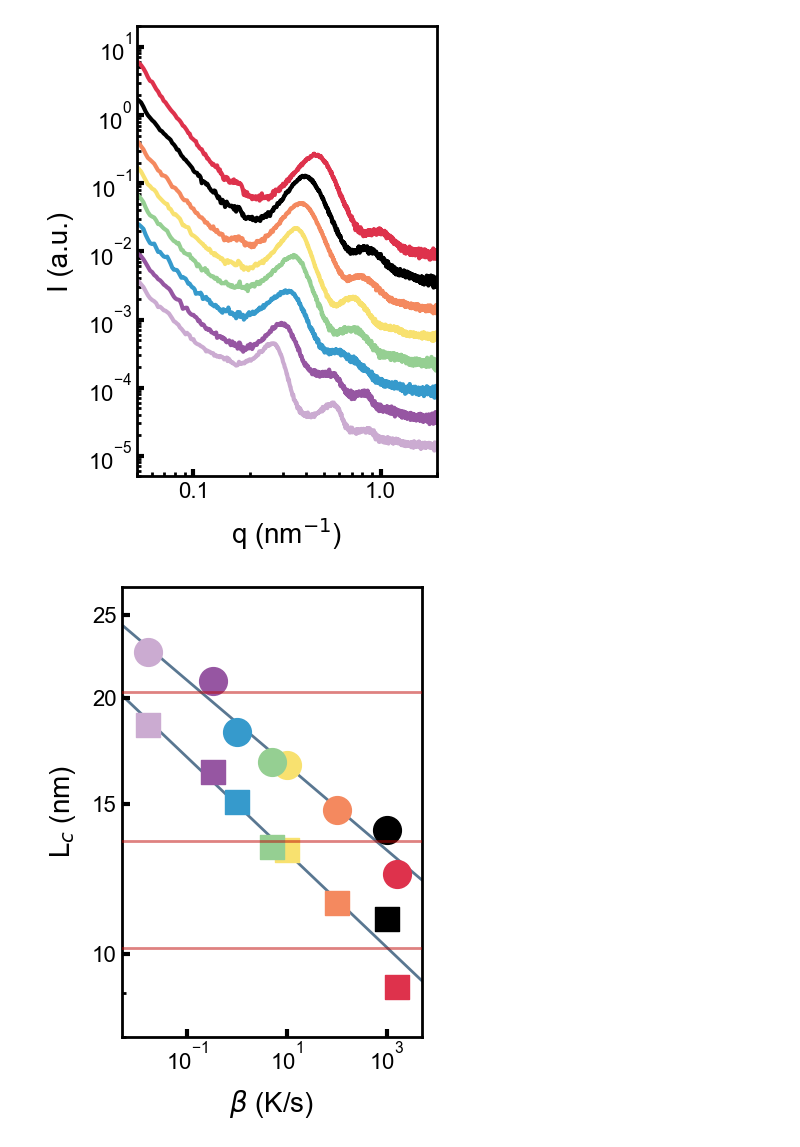
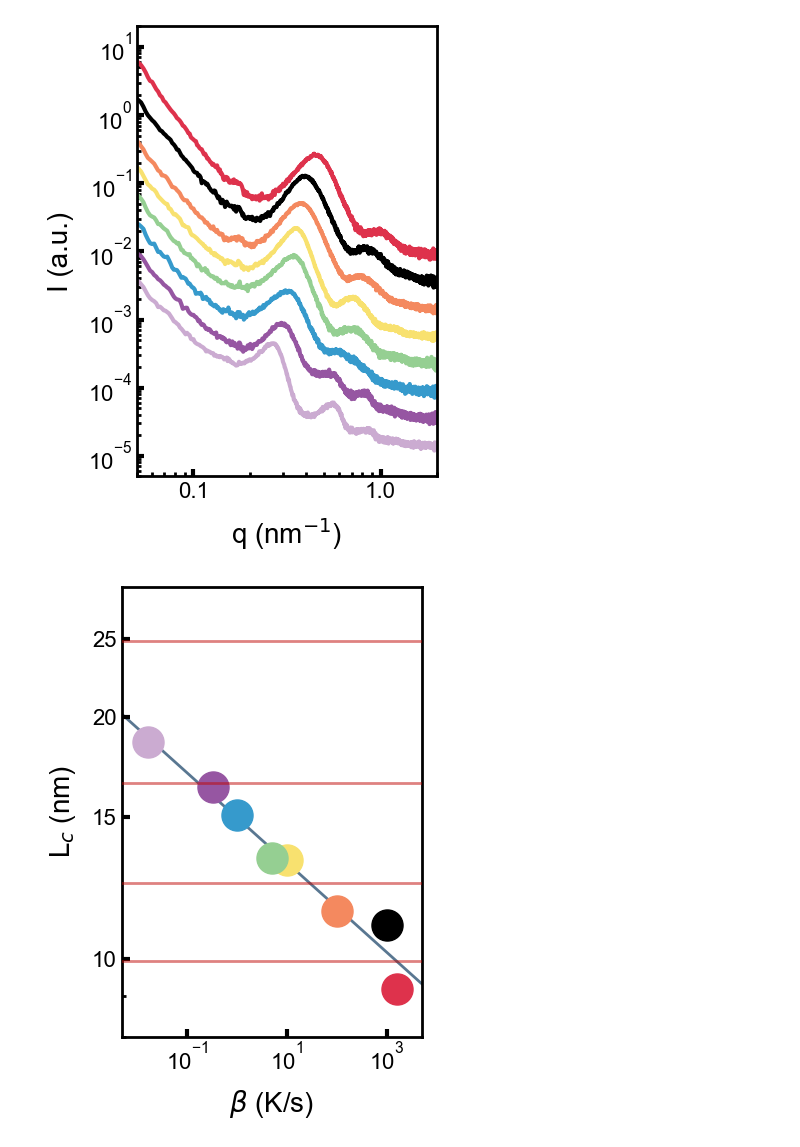
Before and after one commit to Akmalumarov/X_Ray_Scattering_Analysis, a Jupyter notebook: projects/Linear_polymers/C390/NC_SAXS_article.ipynb, the cells around one changed output. Cells and saved outputs as stored; diff of their text form; code cells hidden in the pictures.

```diff
--- a/projects/Linear_polymers/C390/NC_SAXS_article.ipynb
+++ b/projects/Linear_polymers/C390/NC_SAXS_article.ipynb
@@ -632,7 +640,7 @@ plt.show()
 # %% [output]
 [figure]
 # %%
-res = pd.read_csv(r'E:\C390\res_static.txt', sep='\t')
+res = pd.read_csv(r'C:\Users\LabPCA\Desktop\res_static.txt', sep='\t')
 
 # ===================== СТИЛЬ ДЛЯ ПУБЛИКАЦИИ =====================
 plt.rcParams['font.family'] = 'Arial'
@@ -653,67 +661,68 @@ rate = res['cooling_rate']
 d_cr = res['d_cr']
 Lp = res['Lp']
 
-s_Lc = 300
+s_Lc = 500
 s_Lp = 400
 
 def power(x, a, b):
     return a * x ** b
 
 # Lc (кружки)
-ax.scatter(rate[0], d_cr[0], color='#de324c', s=s_Lc, marker='s', zorder=5)
-ax.scatter(rate[1], d_cr[1], color='black', s=s_Lc, marker='s', zorder=5)
-ax.scatter(rate[2], d_cr[2], color='#f4895f', s=s_Lc, marker='s', zorder=5)
-ax.scatter(rate[3], d_cr[3], color='#f8e16f', s=s_Lc, marker='s', zorder=5)
-ax.scatter(rate[4], d_cr[4], color='#95cf92', s=s_Lc, marker='s', zorder=5)
-ax.scatter(rate[5], d_cr[5], color='#369acc', s=s_Lc, marker='s', zorder=5)
-ax.scatter(rate[6], d_cr[6], color='#9656a2', s=s_Lc, marker='s', zorder=5)
-ax.scatter(rate[7], d_cr[7], color='#cbabd1', s=s_Lc, marker='s', zorder=5)
+ax.scatter(rate[0], d_cr[0], color='#de324c', s=s_Lc, marker='o', zorder=5)
+ax.scatter(rate[1], d_cr[1], color='black', s=s_Lc, marker='o', zorder=5)
+ax.scatter(rate[2], d_cr[2], color='#f4895f', s=s_Lc, marker='o', zorder=5)
+ax.scatter(rate[3], d_cr[3], color='#f8e16f', s=s_Lc, marker='o', zorder=5)
+ax.scatter(rate[4], d_cr[4], color='#95cf92', s=s_Lc, marker='o', zorder=5)
+ax.scatter(rate[5], d_cr[5], color='#369acc', s=s_Lc, marker='o', zorder=5)
+ax.scatter(rate[6], d_cr[6], color='#9656a2', s=s_Lc, marker='o', zorder=5)
+ax.scatter(rate[7], d_cr[7], color='#cbabd1', s=s_Lc, marker='o', zorder=5)
 
 p, _ = curve_fit(power, rate, d_cr)
 x = np.linspace(1e-3, 3e4, 1000)
 ax.plot(x, power(x, *p), color='#577590', alpha=0.99, zorder=0, linewidth=2)
 
-# Lp (квадраты)
-ax.scatter(rate[0], Lp[0], color='#de324c', s=s_Lp, marker='o', zorder=5)
-ax.scatter(rate[1], Lp[1], color='black', s=s_Lp, marker='o', zorder=5)
-ax.scatter(rate[2], Lp[2], color='#f4895f', s=s_Lp, marker='o', zorder=5)
-ax.scatter(rate[3], Lp[3], color='#f8e16f', s=s_Lp, marker='o', zorder=5)
-ax.scatter(rate[4], Lp[4], color='#95cf92', s=s_Lp, marker='o', zorder=5)
-ax.scatter(rate[5], Lp[5], color='#369acc', s=s_Lp, marker='o', zorder=5)
-ax.scatter(rate[6], Lp[6], color='#9656a2', s=s_Lp, marker='o', zorder=5)
-ax.scatter(rate[7], Lp[7], color='#cbabd1', s=s_Lp, marker='o', zorder=5)
+# # Lp (квадраты)
+# ax.scatter(rate[0], Lp[0], color='#de324c', s=s_Lp, marker='o', zorder=5)
+# ax.scatter(rate[1], Lp[1], color='black', s=s_Lp, marker='o', zorder=5)
+# ax.scatter(rate[2], Lp[2], color='#f4895f', s=s_Lp, marker='o', zorder=5)
+# ax.scatter(rate[3], Lp[3], color='#f8e16f', s=s_Lp, marker='o', zorder=5)
+# ax.scatter(rate[4], Lp[4], color='#95cf92', s=s_Lp, marker='o', zorder=5)
+# ax.scatter(rate[5], Lp[5], color='#369acc', s=s_Lp, marker='o', zorder=5)
+# ax.scatter(rate[6], Lp[6], color='#9656a2', s=s_Lp, marker='o', zorder=5)
+# ax.scatter(rate[7], Lp[7], color='#cbabd1', s=s_Lp, marker='o', zorder=5)
 
 p, _ = curve_fit(power, rate, Lp)
-ax.plot(x, power(x, *p), color='#577590', alpha=0.99, zorder=0, linewidth=2)
+# ax.plot(x, power(x, *p), color='#577590', alpha=0.99, zorder=0, linewidth=2)
 
 # Горизонтальные линии
-ax.axhline(y=20.35, color='#bf0603', linewidth=2, zorder=10, alpha=0.5)
-ax.axhline(y=13.57, color='#bf0603', linewidth=2, zorder=10, alpha=0.5)
-ax.axhline(y=10.18, color='#bf0603', linewidth=2, zorder=10, alpha=0.5)
+ax.axhline(y=49.7/2, color='#bf0603', linewidth=2, zorder=10, alpha=0.5)
+ax.axhline(y=49.7/3, color='#bf0603', linewidth=2, zorder=10, alpha=0.5)
+ax.axhline(y=49.7/4, color='#bf0603', linewidth=2, zorder=10, alpha=0.5)
+ax.axhline(y=49.7/5, color='#bf0603', linewidth=2, zorder=10, alpha=0.5)
 # ax.axhline(y=8.14, color='#bf0603', linewidth=2, zorder=10, alpha=0.5)
 
 # ===================== НАСТРОЙКИ ОСЕЙ =====================
 ax.set_xscale('log')
 ax.set_yscale('log')
 ax.set_xlim(5e-3, 5e3)
-ax.set_ylim(8, 27)
+ax.set_ylim(8, 29)
 
 ax.set_xlabel('$\\beta$ (K/s)', fontname='Arial', fontsize=20, labelpad=10)
 ax.set_ylabel('L$_c$ (nm)', fontname='Arial', fontsize=20, labelpad=10)
 
 ax.tick_params(axis='both', which='major', labelsize=16, length=6, width=3)
 ax.tick_params(axis='both', which='minor', length=3, width=2)
 
 ax.set_yticks([10, 15, 20, 25])
 ax.set_yticklabels(['10', '15', '20', '25'])
 
 # Легенда
 # ax.scatter([], [], color='black', s=s_Lp, marker='s', label='L$_p$')
 # ax.scatter([], [], color='black', s=s_Lc, marker='o', label='L$_c$')
 # ax.legend(fontsize=15, frameon=True, facecolor='white', edgecolor='white', framealpha=1.0, loc=1)
 
 ax.set_position([0.15, 0.15, 0.75, 0.75])
-plt.savefig(r'E:\C390\Figures\Fig1_b.png', dpi=300, bbox_inches='tight', transparent=True)
+plt.savefig(r'C:\Users\LabPCA\Desktop\Fig1_b.png', dpi=300, bbox_inches='tight', transparent=True)
 plt.show()
 # %% [output]
-[figure, old version]
+[figure, new version]
```
Also changed, not shown: parts of 9 cells of this notebook, 9 other files.
